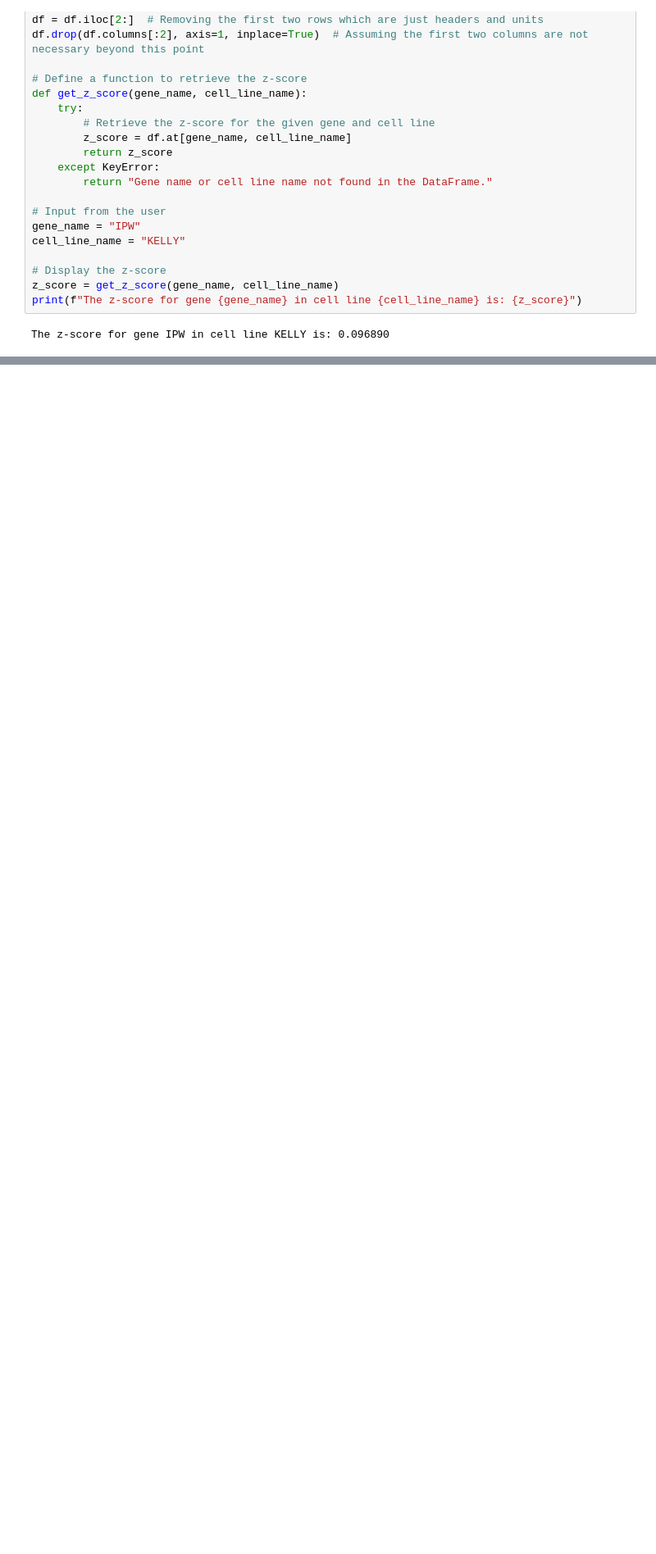
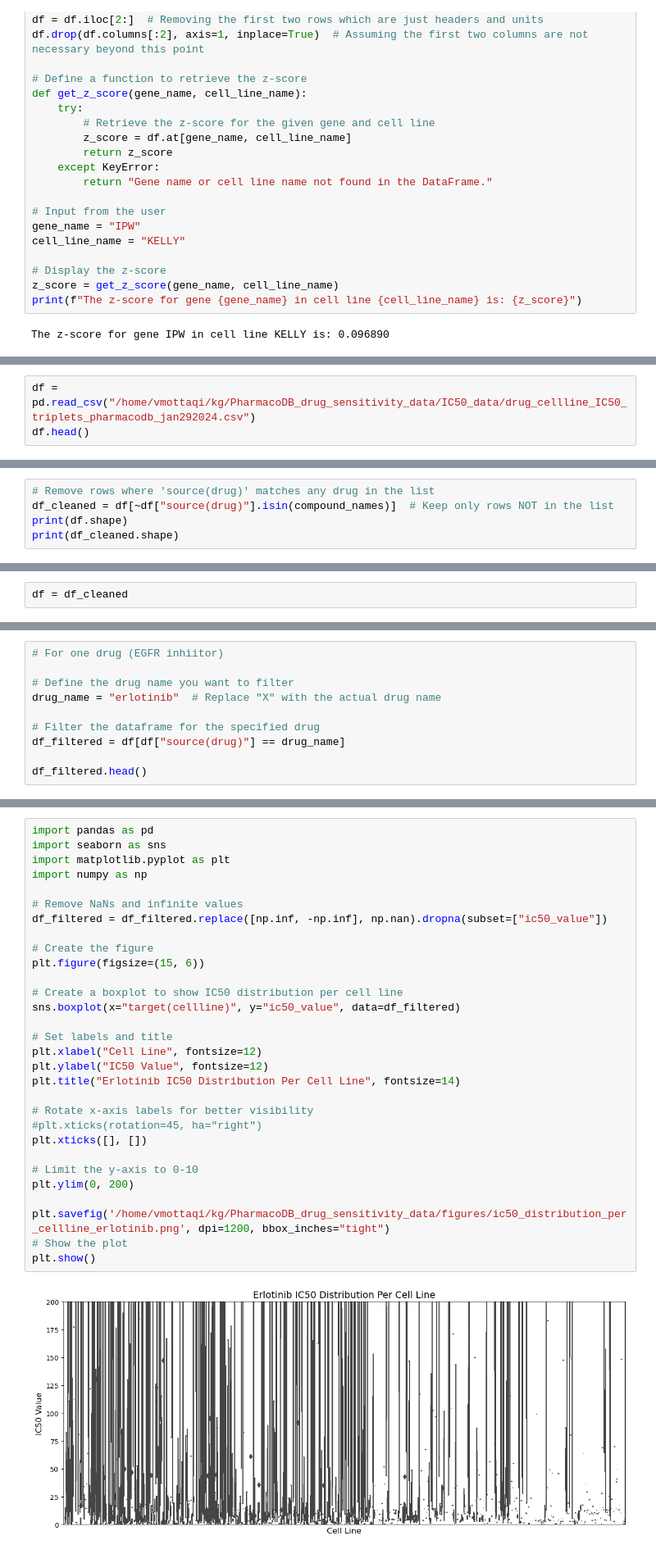
Before and after one commit to mmottaqii/KG-DrugDiscovery, a Jupyter notebook: scripts/kg_preprocessing.ipynb, the cells around one changed output, grey strips where cells are left out. Shown at 82% size. Drawn from its saved outputs; the diff is of its cells as text; blank space fills up the shorter version.

```diff
--- a/scripts/kg_preprocessing.ipynb
+++ b/scripts/kg_preprocessing.ipynb
@@ -679,0 +1209,3 @@ The z-score for gene IPW in cell line KELLY is: 0.096890
+# %%
+df = pd.read_csv("/home/vmottaqi/kg/PharmacoDB_drug_sensitivity_data/IC50_data/drug_cellline_IC50_triplets_pharmacodb_jan292024.csv")
+df.head()
@@ -679,0 +1322,5 @@ The z-score for gene IPW in cell line KELLY is: 0.096890
+# %%
+# Remove rows where 'source(drug)' matches any drug in the list
+df_cleaned = df[~df["source(drug)"].isin(compound_names)]  # Keep only rows NOT in the list
+print(df.shape)
+print(df_cleaned.shape)
@@ -679,0 +1429,2 @@ The z-score for gene IPW in cell line KELLY is: 0.096890
+# %%
+df = df_cleaned
@@ -679,0 +1482,10 @@ The z-score for gene IPW in cell line KELLY is: 0.096890
+# %%
+# For one drug (EGFR inhiitor)
+
+# Define the drug name you want to filter
+drug_name = "erlotinib"  # Replace "X" with the actual drug name
+
+# Filter the dataframe for the specified drug
+df_filtered = df[df["source(drug)"] == drug_name]
+
+df_filtered.head()
@@ -679,0 +1499,32 @@ The z-score for gene IPW in cell line KELLY is: 0.096890
+# %%
+import pandas as pd
+import seaborn as sns
+import matplotlib.pyplot as plt
+import numpy as np
+
+# Remove NaNs and infinite values
+df_filtered = df_filtered.replace([np.inf, -np.inf], np.nan).dropna(subset=["ic50_value"])
+
+# Create the figure
+plt.figure(figsize=(15, 6))
+
+# Create a boxplot to show IC50 distribution per cell line
+sns.boxplot(x="target(cellline)", y="ic50_value", data=df_filtered)
+
+# Set labels and title
+plt.xlabel("Cell Line", fontsize=12)
+plt.ylabel("IC50 Value", fontsize=12)
+plt.title("Erlotinib IC50 Distribution Per Cell Line", fontsize=14)
+
+# Rotate x-axis labels for better visibility
+#plt.xticks(rotation=45, ha="right")
+plt.xticks([], [])
+
+# Limit the y-axis to 0-10
+plt.ylim(0, 200)
+
+plt.savefig('/home/vmottaqi/kg/PharmacoDB_drug_sensitivity_data/figures/ic50_distribution_per_cellline_erlotinib.png', dpi=1200, bbox_inches="tight")
+# Show the plot
+plt.show()
+# %% [output]
+[figure, added]
```
Also changed, not shown: parts of 81 cells of this notebook.
